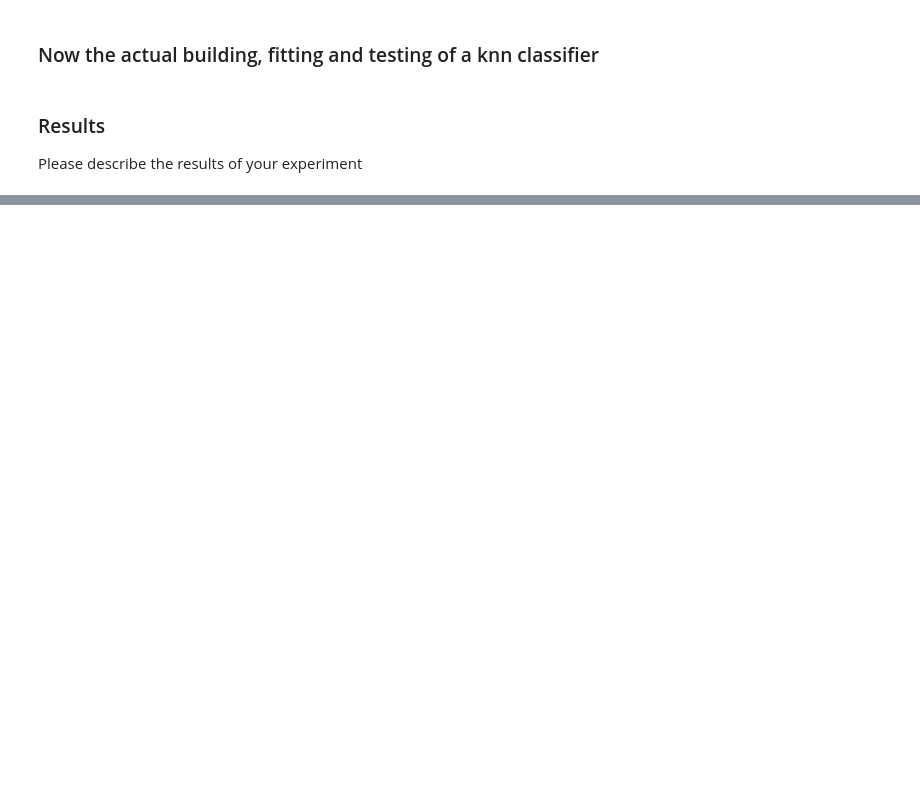
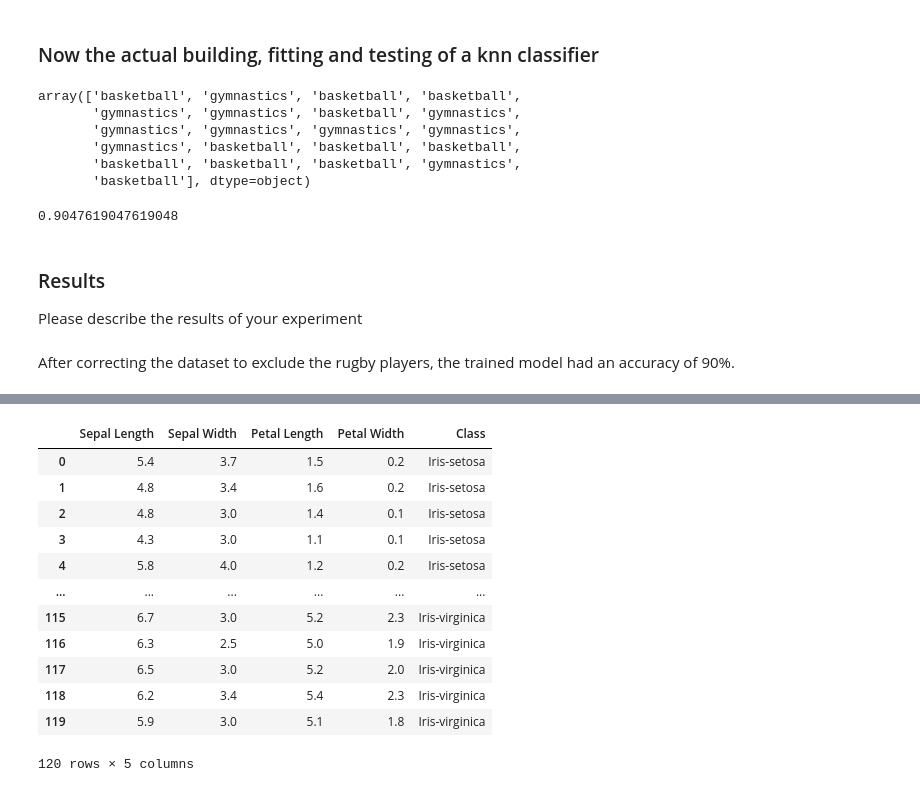
Before and after one commit to ueche/ml-class, a Jupyter notebook: labs/Intro_to_sklearn_2022.ipynb, the cells around one changed output, grey strips where cells are left out. Saved outputs shown, nothing was run; the diff lists cells and outputs as text; code cells hidden in the pictures; blank space fills up the shorter version.

```diff
--- a/labs/Intro_to_sklearn_2022.ipynb
+++ b/labs/Intro_to_sklearn_2022.ipynb
@@ -677,6 +696,24 @@ First, we need to divide the DataFrames as we did before.
+# %%
+knn = KNeighborsClassifier(n_neighbors=3)
+knn.fit(athletes_features_train, athletes_label_train)
+predictions = knn.predict(athletes_features_test)
+predictions
+# %% [output]
+array(['basketball', 'gymnastics', 'basketball', 'basketball',
+       'gymnastics', 'gymnastics', 'basketball', 'gymnastics',
+       'gymnastics', 'gymnastics', 'gymnastics', 'gymnastics',
+       'gymnastics', 'basketball', 'basketball', 'basketball',
+       'basketball', 'basketball', 'basketball', 'gymnastics',
+       'basketball'], dtype=object)
+# %%
+accuracy_score(athletes_label_test, predictions)
+# %% [output]
+0.9047619047619048
 # %% [markdown]
 ### Results
 Please describe the results of your experiment
+# %% [markdown]
+After correcting the dataset to exclude the rugby players, the trained model had an accuracy of 90%.
 # %% [markdown]
 
 ![](https://raw.githubusercontent.com/zacharski/datamining-guide/master/labs/pics/PyDivideTwo.png)
@@ -719,3 +756,20 @@ The dataset is available at
 When you divide into training and test sets please use `random_state=0` so we can compare results.
 
 You should include a short paragraph describing your results.
+# %%
+iris_data = pd.read_csv('https://raw.githubusercontent.com/zacharski/ml-class/master/data/irisTrain.csv')
+iris_data
+# %% [output]
+|  | Sepal Length | Sepal Width | Petal Length | Petal Width | Class |
+| 0 | 5.4 | 3.7 | 1.5 | 0.2 | Iris-setosa |
+| 1 | 4.8 | 3.4 | 1.6 | 0.2 | Iris-setosa |
+| 2 | 4.8 | 3.0 | 1.4 | 0.1 | Iris-setosa |
+| 3 | 4.3 | 3.0 | 1.1 | 0.1 | Iris-setosa |
+| 4 | 5.8 | 4.0 | 1.2 | 0.2 | Iris-setosa |
+| ... | ... | ... | ... | ... | ... |
+| 115 | 6.7 | 3.0 | 5.2 | 2.3 | Iris-virginica |
+| 116 | 6.3 | 2.5 | 5.0 | 1.9 | Iris-virginica |
+| 117 | 6.5 | 3.0 | 5.2 | 2.0 | Iris-virginica |
+| 118 | 6.2 | 3.4 | 5.4 | 2.3 | Iris-virginica |
+| 119 | 5.9 | 3.0 | 5.1 | 1.8 | Iris-virginica |
+120 rows × 5 columns
```
Also changed, not shown: parts of 9 cells of this notebook.
